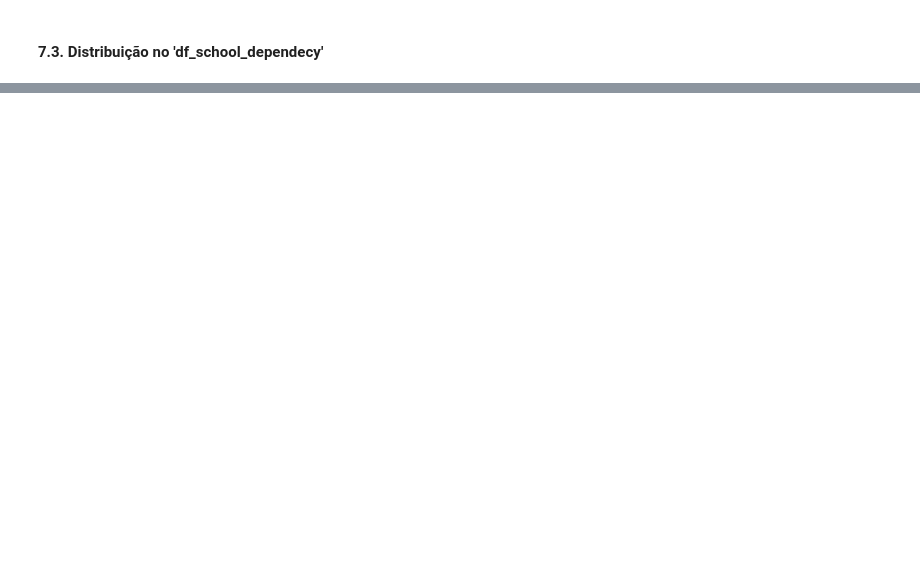
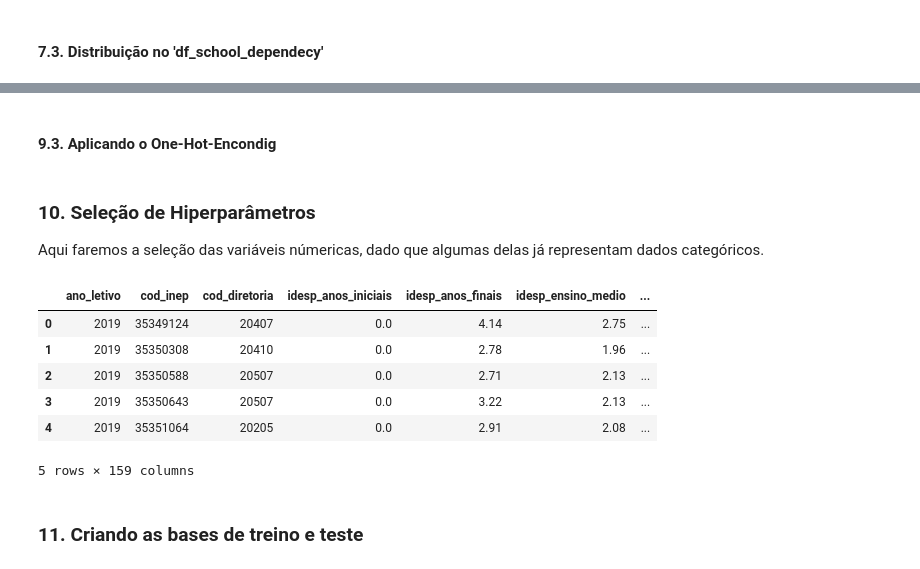
Before and after one commit to Joao-TheCosmosIsInfinite/FIA_TCC, a Jupyter notebook: notebooks/entrega2_Post12_joaoPaulo.ipynb, the cells around one changed output, grey strips where cells are left out. Saved outputs shown, nothing was run; the diff lists cells and outputs as text; code cells hidden in the pictures; blank space fills up the shorter version.

Commit message:
Relizado o processo de label encodig; realizado a seleção de variaveis

```diff
--- a/notebooks/entrega2_Post12_joaoPaulo.ipynb
+++ b/notebooks/entrega2_Post12_joaoPaulo.ipynb
@@ -1549,0 +1680,3 @@ df_freq_dist.head(5)
+# %%
+## Dado as possiveis alterações, uma copia deverá ser feita
+df_school_idesp_2019_treat = df_school_idesp_2019.copy(deep = True)
@@ -1549,0 +1686,15 @@ df_freq_dist.head(5)
+# %%
+## Executando o processo de label encoding
+
+# Criando o objeto labelencoder
+label_encoder = LabelEncoder()
+
+# Criando novas colunas de acordo com o novo hiperparametro
+df_school_idesp_2019_treat['cod_rede_ensino'] = label_encoder \
+                                                    .fit_transform(df_school_idesp_2019_treat['nome_rede_ensino'])
+
+df_school_idesp_2019_treat['escola_inativa'] = label_encoder \
+                                                    .fit_transform(df_school_idesp_2019_treat['situacao_escola'])
+# %% [markdown]
+<a id = 'head4_encoding_label_encoding'></a>
+<h4>9.3. Aplicando o One-Hot-Encondig</h4>
@@ -1549,0 +1726,43 @@ df_freq_dist.head(5)
+# %%
+
+# Criando um dataframe com as colunas
+df_enc = pd.DataFrame(one_hot_encoding \
+                          .fit_transform(df_school_idesp_2019_treat[['tipo_escola']]) \
+                          .toarray())
+
+# Definindo o nome das colunas captando o nome das features
+df_enc.columns = one_hot_encoding \
+                        .get_feature_names(['tipo_escola'])
+
+# Remover do dataframe original a coluna que esta sendo usada no processo
+df_school_idesp_2019_treat.drop(['tipo_escola'], axis = 1, inplace = True)
+
+# Realizar um concat
+df_school_idesp_2019_treat = pd.concat([df_school_idesp_2019_treat, df_enc ], axis = 1)
+
+## Renomeando as colunas novas
+df_school_idesp_2019_treat = df_school_idesp_2019_treat \
+                                .rename(columns = {'tipo_escola_EE': 'tp_escola_estadual',
+                                                   'tipo_escola_QUILOMBO': 'tp_escola_quilombo',
+                                                   'tipo_escola_ÁREA DE ASSENTAMENTO': 'tp_escola_asssentamento'})
+# %% [markdown]
+<a id = 'head3_select_variables'></a>
+<h3>10. Seleção de Hiperparâmetros</h3>
+<p>Aqui faremos a seleção das variáveis númericas, dado que algumas delas já representam dados categóricos.</p>
+# %%
+## Setando apenas as variaveis numericas no dataframe final
+df_school_idesp_2019_treat = df_school_idesp_2019_treat.select_dtypes(include = np.number)
+# %%
+## mostrando as primeiras 5 escolas
+df_school_idesp_2019_treat.head(5)
+# %% [output]
+|  | ano_letivo | cod_inep | cod_diretoria | idesp_anos_iniciais | idesp_anos_finais | idesp_ensino_medio | ... |
+| 0 | 2019 | 35349124 | 20407 | 0.0 | 4.14 | 2.75 | ... |
+| 1 | 2019 | 35350308 | 20410 | 0.0 | 2.78 | 1.96 | ... |
+| 2 | 2019 | 35350588 | 20507 | 0.0 | 2.71 | 2.13 | ... |
+| 3 | 2019 | 35350643 | 20507 | 0.0 | 3.22 | 2.13 | ... |
+| 4 | 2019 | 35351064 | 20205 | 0.0 | 2.91 | 2.08 | ... |
+5 rows × 159 columns
+# %% [markdown]
+<a id = 'head3_train_test_table'></a>
+<h3>11. Criando as bases de treino e teste</h3>
```
Also changed, not shown: parts of 33 cells of this notebook.
